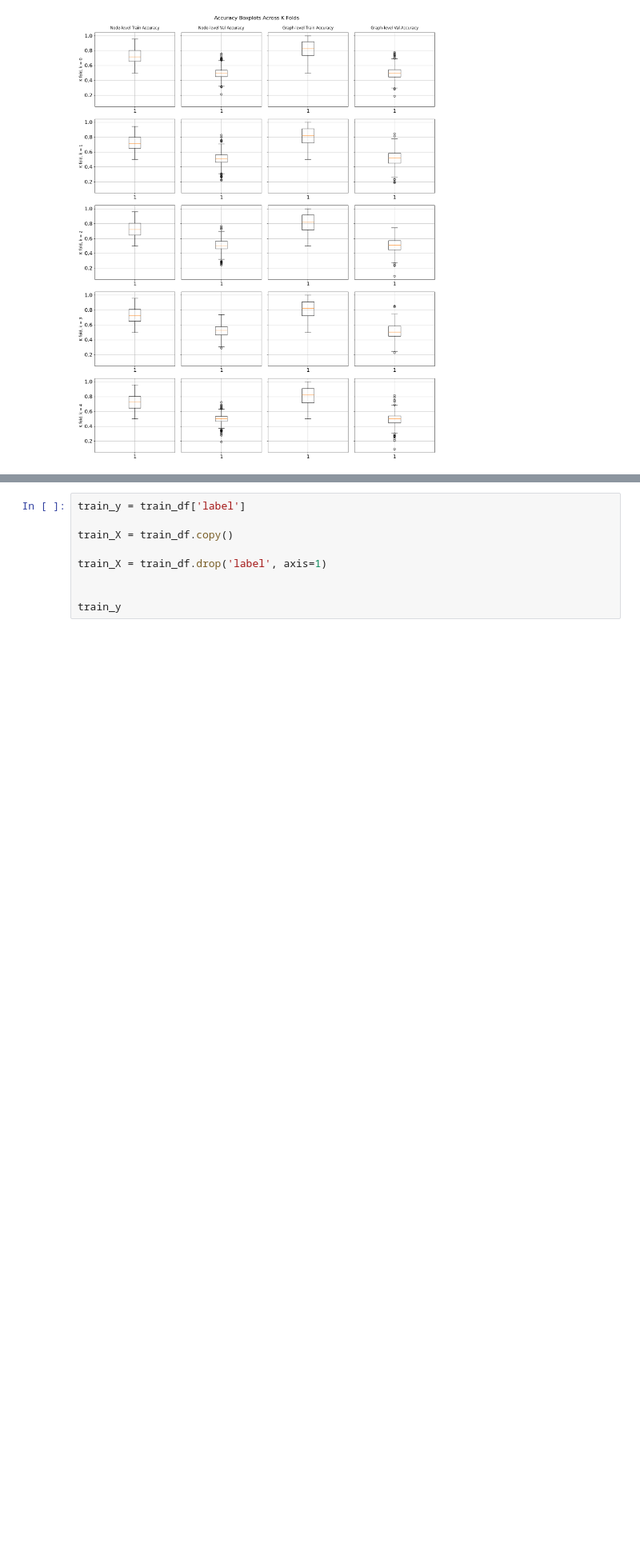
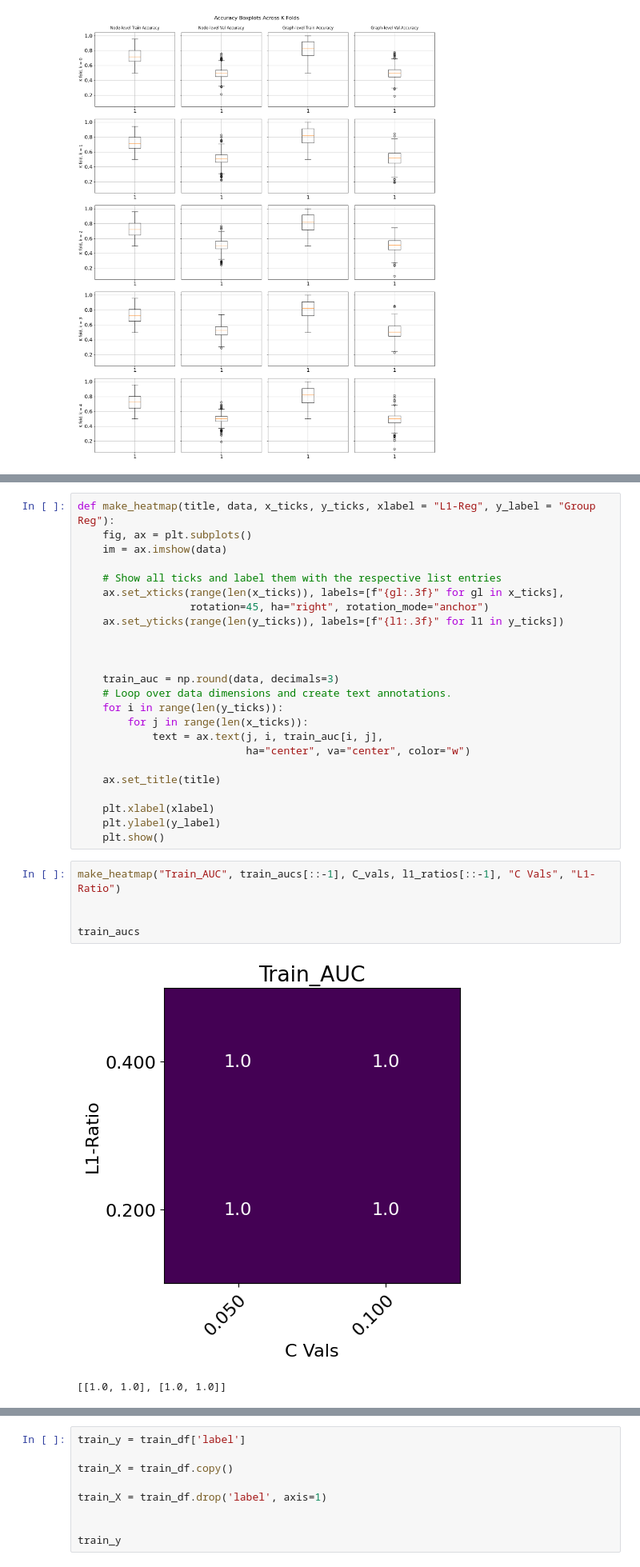
Before and after one commit to luciancahil/omnics_compact, a Jupyter notebook: gse129705.ipynb, the cells around one changed output, grey strips where cells are left out. Shown at 80% size. Cells and saved outputs as stored; diff of their text form; blank space fills up the shorter version.

Commit message:
heatmaps working

```diff
--- a/gse129705.ipynb
+++ b/gse129705.ipynb
@@ -743,0 +761,32 @@ K: 0
+# %%
+def make_heatmap(title, data, x_ticks, y_ticks, xlabel = "L1-Reg", y_label = "Group Reg"):
+    fig, ax = plt.subplots()
+    im = ax.imshow(data)
+
+    # Show all ticks and label them with the respective list entries
+    ax.set_xticks(range(len(x_ticks)), labels=[f"{gl:.3f}" for gl in x_ticks],
+                  rotation=45, ha="right", rotation_mode="anchor")
+    ax.set_yticks(range(len(y_ticks)), labels=[f"{l1:.3f}" for l1 in y_ticks])
+
+
+
+    train_auc = np.round(data, decimals=3)
+    # Loop over data dimensions and create text annotations.
+    for i in range(len(y_ticks)):
+        for j in range(len(x_ticks)):
+            text = ax.text(j, i, train_auc[i, j],
+                           ha="center", va="center", color="w")
+
+    ax.set_title(title)
+
+    plt.xlabel(xlabel)
+    plt.ylabel(y_label)
+    plt.show()
+# %%
+make_heatmap("Train_AUC", train_aucs[::-1], C_vals, l1_ratios[::-1], "C Vals", "L1-Ratio")
+
+
+train_aucs
+# %% [output]
+[figure, added]
+[[1.0, 1.0], [1.0, 1.0]]
```
Also changed, not shown: parts of 9 cells of this notebook.
